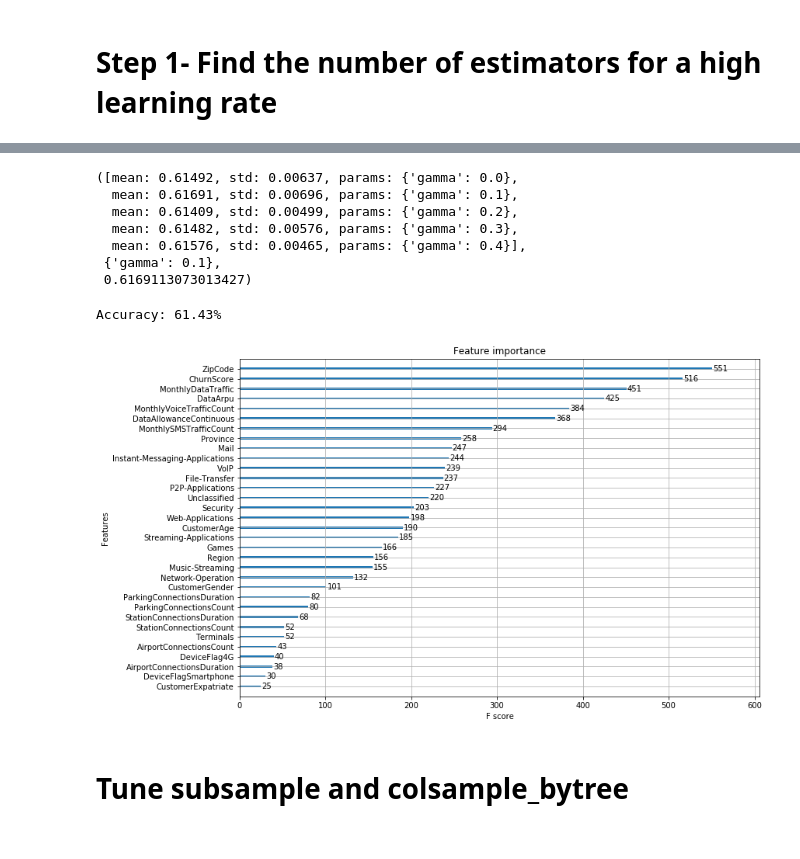
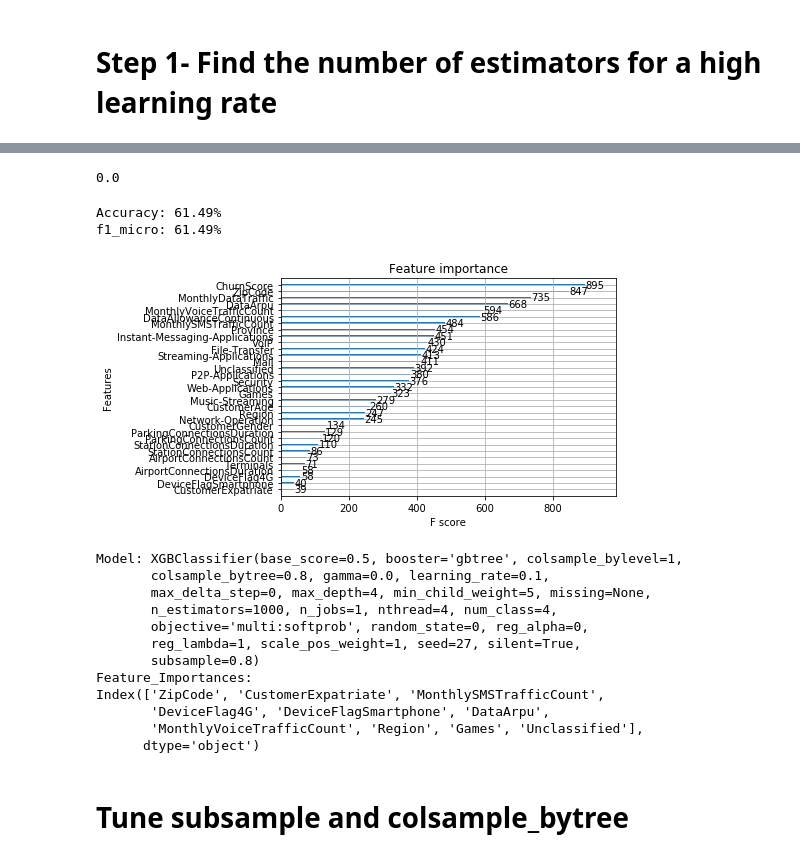
Before and after one commit to EugenioTL/Vodafone_Challenge, a Jupyter notebook: XGBoost_Tuning.ipynb, the cells around one changed output, grey strips where cells are left out. Cells and saved outputs as stored; diff of their text form; code cells hidden in the pictures.

```diff
--- a/XGBoost_Tuning.ipynb
+++ b/XGBoost_Tuning.ipynb
@@ -217,12 +250,13 @@ gsearch2.grid_scores_, gsearch2.best_params_, gsearch2.best_score_
 #Grid seach on subsample and max_features#Grid se
 #Choose all predictors except target & IDcols
 param_test2b = {
-    'min_child_weight':[4,6,8,10]
+    'min_child_weight':[min_child_weight,min_child_weight+2,min_child_weight+4,min_child_weight+6]
 }
-gsearch2b = GridSearchCV(estimator = XGBClassifier( learning_rate=0.1, n_estimators=140, max_depth=4,
-                                        min_child_weight=3, gamma=0, subsample=0.8, colsample_bytree=0.8,
+gsearch2b = GridSearchCV(estimator = XGBClassifier( learning_rate=learning_rate, n_estimators=140, max_depth=max_depth,
+                                        min_child_weight=min_child_weight, gamma=gamma, subsample=subsample, colsample_bytree=colsample_bytree,
                                         objective='multi:softprob', num_class=4, nthread=4, scale_pos_weight=1,seed=27),
-                       param_grid = param_test2b, scoring='f1_micro',n_jobs=4,iid=False, cv=5, verbose=1)
+                       param_grid = param_test2b, scoring='f1_micro',n_jobs=4,iid=False, cv=cv, verbose=1)
 gsearch2b.fit(train[predictors],train[target])
+gsearch2b.grid_scores_, gsearch2b.best_params_, gsearch2b.best_score_
 # %% [output]
 Fitting 5 folds for each of 4 candidates, totalling 20 fits
@@ -249,0 +270,3 @@ gsearch2b.grid_scores_, gsearch2b.best_params_, gsearch2b.best_score_
+# %%
+min_child_weight = gsearch2b.best_params_['min_child_weight']
+min_child_weight
@@ -253,10 +278,11 @@ gsearch2b.grid_scores_, gsearch2b.best_params_, gsearch2b.best_score_
 param_test3 = {
     'gamma':[i/10.0 for i in range(0,5)]
 }
-gsearch3 = GridSearchCV(estimator = XGBClassifier( learning_rate =0.1, n_estimators=140, max_depth=4,
-                                        min_child_weight=4, gamma=0, subsample=0.8, colsample_bytree=0.8,
+gsearch3 = GridSearchCV(estimator = XGBClassifier( learning_rate =learning_rate, n_estimators=140, max_depth=max_depth,
+                                        min_child_weight=min_child_weight, gamma=gamma, subsample=subsample, colsample_bytree=colsample_bytree,
                                         objective='multi:softprob', num_class=4, nthread=4, scale_pos_weight=1,seed=27),
-                       param_grid = param_test3, scoring='f1_micro',n_jobs=4,iid=False, cv=5, verbose=1)
+                       param_grid = param_test3, scoring='f1_micro',n_jobs=4,iid=False, cv=cv, verbose=1)
 gsearch3.fit(train[predictors],train[target])
+gsearch3.grid_scores_, gsearch3.best_params_, gsearch3.best_score_
 # %% [output]
 Fitting 5 folds for each of 5 candidates, totalling 25 fits
@@ -275,32 +297,40 @@ GridSearchCV(cv=5, error_score='raise',
-# %%
-gsearch3.grid_scores_, gsearch3.best_params_, gsearch3.best_score_
-# %% [output]
-([mean: 0.61492, std: 0.00637, params: {'gamma': 0.0},
-  mean: 0.61691, std: 0.00696, params: {'gamma': 0.1},
-  mean: 0.61409, std: 0.00499, params: {'gamma': 0.2},
-  mean: 0.61482, std: 0.00576, params: {'gamma': 0.3},
-  mean: 0.61576, std: 0.00465, params: {'gamma': 0.4}],
- {'gamma': 0.1},
- 0.6169113073013427)
+# %%
+gamma = gsearch3.best_params_['gamma']
+gamma
+# %% [output]
+0.0
 # %%
 predictors = [x for x in train.columns if x not in [target, IDcol]]
 xgb2 = XGBClassifier(
-        learning_rate =0.1,
+        learning_rate =learning_rate,
         n_estimators=1000,
-        max_depth=4,
-        min_child_weight=4,
-        gamma=0.1,
-        subsample=0.8,
-        colsample_bytree=0.8,
+        max_depth=max_depth,
+        min_child_weight=min_child_weight,
+        gamma=gamma,
+        subsample=subsample,
+        colsample_bytree=colsample_bytree,
         objective='multi:softprob',
         num_class=4,
         nthread=4,
         scale_pos_weight=1,
         seed=27)
 modelfit(xgb2, train, test, predictors)
 # %% [output]
-Accuracy: 61.43%
+Accuracy: 61.49%
+f1_micro: 61.49%
-[figure, old version]
+[figure, new version]
+Model: XGBClassifier(base_score=0.5, booster='gbtree', colsample_bylevel=1,
+       colsample_bytree=0.8, gamma=0.0, learning_rate=0.1,
+       max_delta_step=0, max_depth=4, min_child_weight=5, missing=None,
+       n_estimators=1000, n_jobs=1, nthread=4, num_class=4,
+       objective='multi:softprob', random_state=0, reg_alpha=0,
+       reg_lambda=1, scale_pos_weight=1, seed=27, silent=True,
+       subsample=0.8)
+Feature_Importances:
+Index(['ZipCode', 'CustomerExpatriate', 'MonthlySMSTrafficCount',
+       'DeviceFlag4G', 'DeviceFlagSmartphone', 'DataArpu',
+       'MonthlyVoiceTrafficCount', 'Region', 'Games', 'Unclassified'],
+      dtype='object')
 # %% [markdown]
 # Tune subsample and colsample_bytree
 # %%
```
Also changed, not shown: parts of 42 cells of this notebook, 7 other files.
